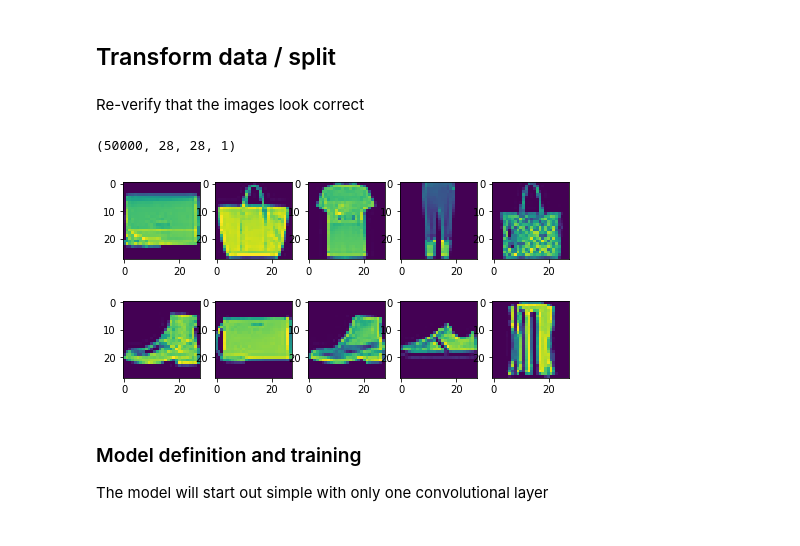
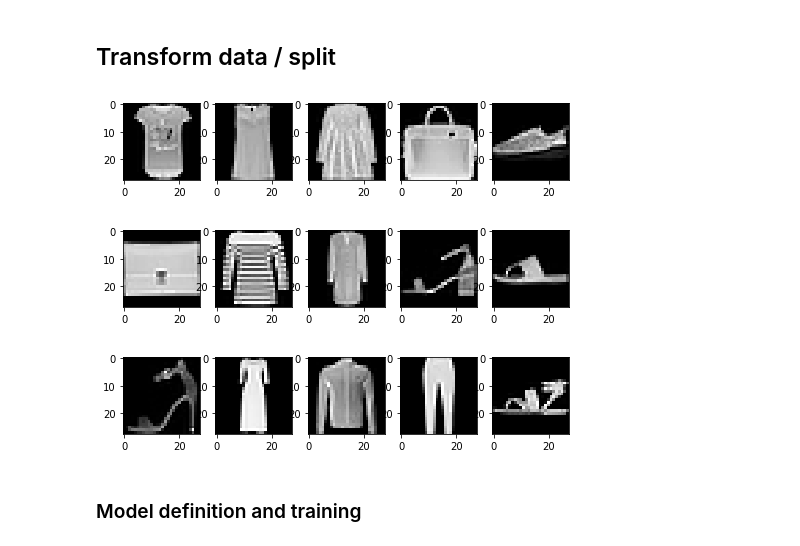
Before and after one commit to alum/fashion-mnist-cnn, a Jupyter notebook: Fashion-MNIST-CNN.ipynb, the cells around one changed output. Saved outputs shown, nothing was run; the diff lists cells and outputs as text; code cells hidden in the pictures.

```diff
--- a/Fashion-MNIST-CNN.ipynb
+++ b/Fashion-MNIST-CNN.ipynb
@@ -61,7 +74,6 @@ Luckily, the Fashion-MNIST dataset is included in Keras, so this is a one-liner.
 Check that the data looks reasonable by looking at a few random samples from the dataset.
 # %%
 def render_random_images(data, num_samples):
-    print(data.shape)
     cols = 5
     rows = math.ceil(num_samples/cols)
     idxs = np.random.choice(len(data), num_samples)
@@ -71,9 +83,9 @@ def render_random_images(data, num_samples):
         x = i//cols
         y = i%cols
         if rows > 1:
-            ax[x, y].imshow(data[idx].reshape(data.shape[1], data.shape[2]))
+            ax[x, y].imshow(data[idx].reshape(data.shape[1], data.shape[2]), cmap='gray')
         else:
-            ax[i].imshow(data[idx].reshape(data.shape[1], data.shape[2]))
+            ax[i].imshow(data[idx].reshape(data.shape[1], data.shape[2]), cmap='gray')
     plt.show()
 
 render_random_images(x_train_indata, 10)
@@ -117,8 +123,8 @@ The classes are equally common. This was expected, but still good to check.
 ## Transform data / split
 # %%
 num_classes = 10
-pixel_depth = 255.0
 
+# Split the training data into training (50K samples) and validation (10K samples)
 x_train, x_validation, y_train, y_validation = train_test_split(
     x_train_indata,
     y_train_indata,
@@ -130,23 +136,28 @@ x_train = x_train.reshape(x_train.shape[0], x_train.shape[1], x_train.shape[2],
 y_train = to_categorical(y_train, num_classes=num_classes)
 x_validation = x_validation.reshape(x_validation.shape[0], x_validation.shape[1], x_validation.shape[2], 1)
 y_validation = to_categorical(y_validation, num_classes=num_classes)
+x_test = x_test_indata.reshape(x_test_indata.shape[0], x_test_indata.shape[1], x_test_indata.shape[2], 1)
+y_test = to_categorical(y_test_indata, num_classes=num_classes)
 
 # zero-center and normalize pixels
-# x_train = (x_train - (pixel_depth/2)) / pixel_depth
-# x_validation = (x_validation - (pixel_depth/2)) / pixel_depth
+# preprocess_input is as simple as this:
+# x /= 255.
+# x -= 0.5
+# x *= 2.
 x_train = inception_resnet_v2.preprocess_input(x_train)
 x_validation = inception_resnet_v2.preprocess_input(x_validation)
+x_test = inception_resnet_v2.preprocess_input(x_test)
-# %% [markdown]
-Re-verify that the images look correct
-# %%
-render_random_images(x_train, 10)
-# %% [output]
-(50000, 28, 28, 1)
-[figure, removed]
+# %%
+# Re-verify that the images look correct
+render_random_images(x_train, 5)
+render_random_images(x_validation, 5)
+render_random_images(x_test, 5)
+# %% [output]
+[figure, added]
+[figure, added]
+[figure, added]
 # %% [markdown]
 ### Model definition and training
-
-The model will start out simple with only one convolutional layer
 # %%
 def eval1d(model):
     score = model.evaluate(np.reshape(x_validation, (x_validation.shape[0], 784)), y_validation, verbose=0)
```
Also changed, not shown: parts of 21 cells of this notebook.
